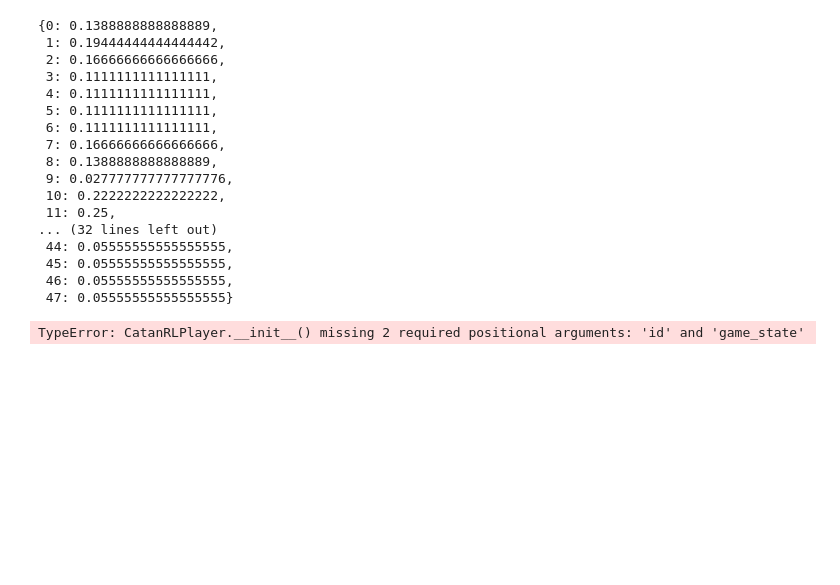
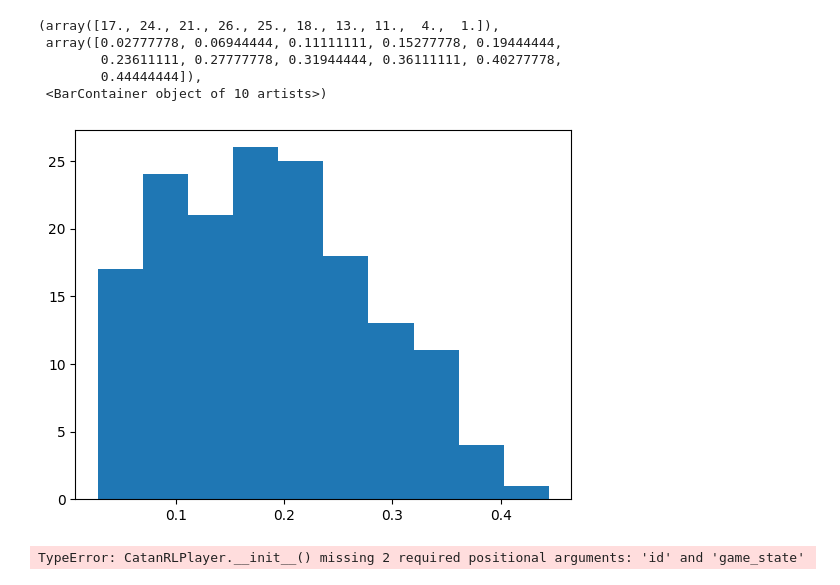
Before and after one commit to zwest808/CatanRL, a Jupyter notebook: catan.ipynb, the cells around one changed output. Drawn from its saved outputs; the diff is of its cells as text; code cells hidden in the pictures; blank space fills up the shorter version.

```diff
--- a/catan.ipynb
+++ b/catan.ipynb
@@ -1555,23 +1485,12 @@ Development Cards Remaining: 0
 # %%
-state.point_attractiveness
+plt.hist(state.point_attractiveness.values(), bins = 10)
 # %% [output]
-{0: 0.1388888888888889,
- 1: 0.19444444444444442,
- 2: 0.16666666666666666,
- 3: 0.1111111111111111,
- 4: 0.1111111111111111,
- 5: 0.1111111111111111,
- 6: 0.1111111111111111,
- 7: 0.16666666666666666,
- 8: 0.1388888888888889,
- 9: 0.027777777777777776,
- 10: 0.2222222222222222,
- 11: 0.25,
-... (32 lines left out)
- 44: 0.05555555555555555,
- 45: 0.05555555555555555,
- 46: 0.05555555555555555,
- 47: 0.05555555555555555}
+(array([17., 24., 21., 26., 25., 18., 13., 11.,  4.,  1.]),
+ array([0.02777778, 0.06944444, 0.11111111, 0.15277778, 0.19444444,
+        0.23611111, 0.27777778, 0.31944444, 0.36111111, 0.40277778,
+        0.44444444]),
+ <BarContainer object of 10 artists>)
+[figure, added]
 # %%
 import numpy as np
 import torch
```
Also changed, not shown: parts of 7 cells of this notebook.
